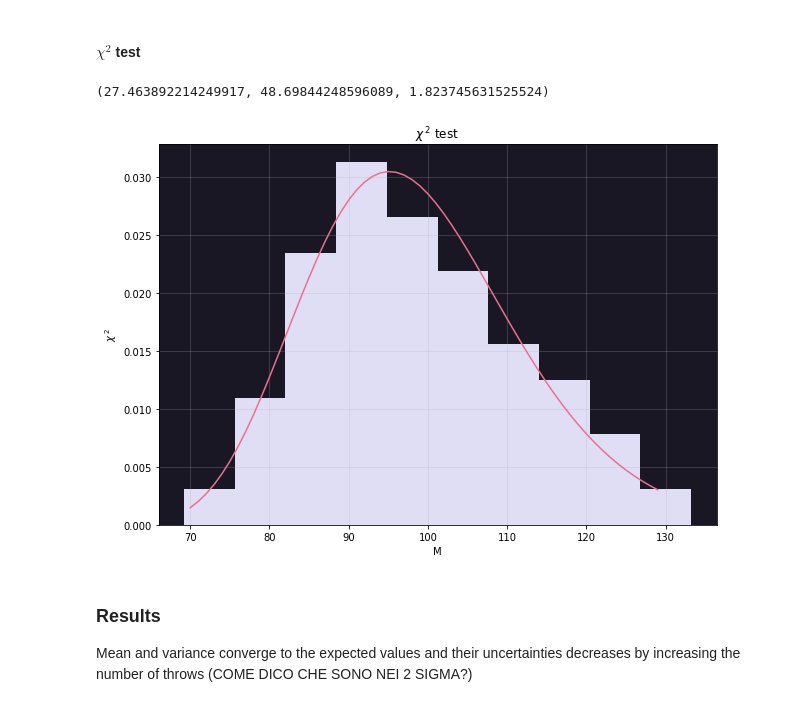
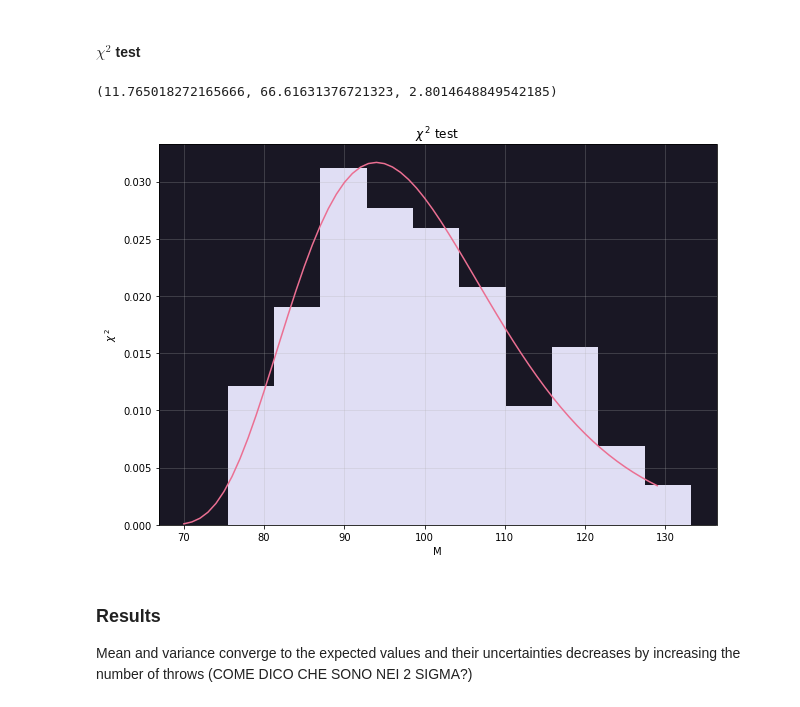
Before and after one commit to ormfav/LsnDavideVallenzasca, a Jupyter notebook: 01/01.ipynb, the cells around one changed output. Saved outputs shown, nothing was run; the diff lists cells and outputs as text; code cells hidden in the pictures.

```diff
--- a/01/01.ipynb
+++ b/01/01.ipynb
@@ -107,27 +107,27 @@ plt.show()
 # %% [markdown]
 ####  $\chi^2$ test
 # %%
-data = np.genfromtxt("Data/011-chi2.dat")
+data = np.genfromtxt("out/011-chi2.dat")
 
 fig=plt.figure(figsize=(10, 7))
 plt.axes().set_facecolor(bgp)
 
 plt.hist(data,color=txt,density=True)
 
 parameter = chi2.fit(data)
 x=np.arange(70,130)
 y = chi2.pdf(x, *parameter)
 plt.plot(x, y, color=lmn)
 print(parameter)
 
 plt.xlabel('M')
 plt.ylabel('$\chi\,^2$')
 plt.title("$\chi\,^2$ test")
 plt.grid(alpha=0.3)
 plt.show()
 # %% [output]
-(27.463892214249917, 48.69844248596089, 1.823745631525524)
+(11.765018272165666, 66.61631376721323, 2.8014648849542185)
-[figure, old version]
+[figure, new version]
 # %% [markdown]
 ### Results
 Mean and variance converge to the expected values and their uncertainties decreases by increasing the number of throws (COME DICO CHE SONO NEI 2 SIGMA?)
```
Also changed, not shown: parts of 10 cells of this notebook, 10 other files.
